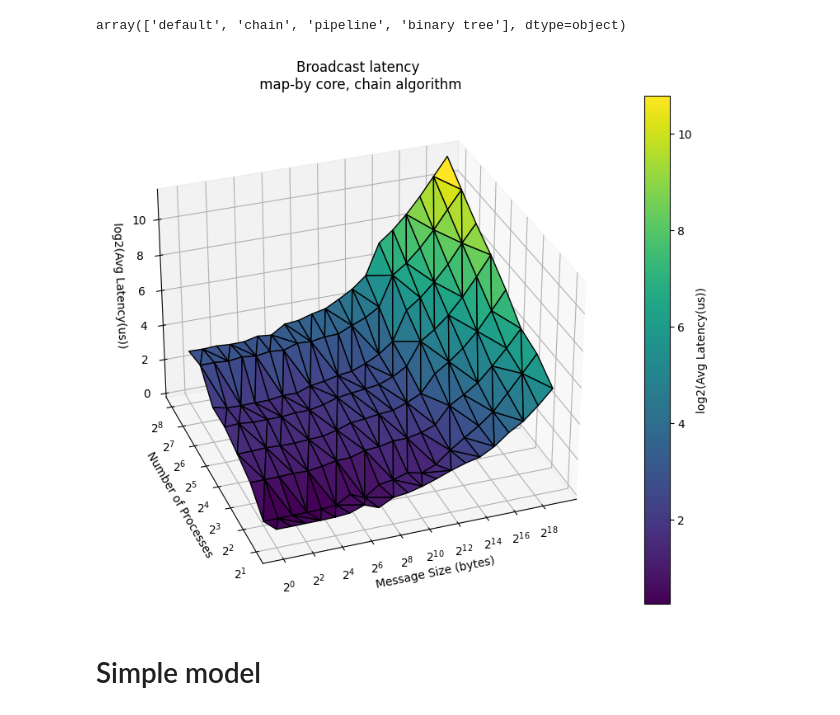
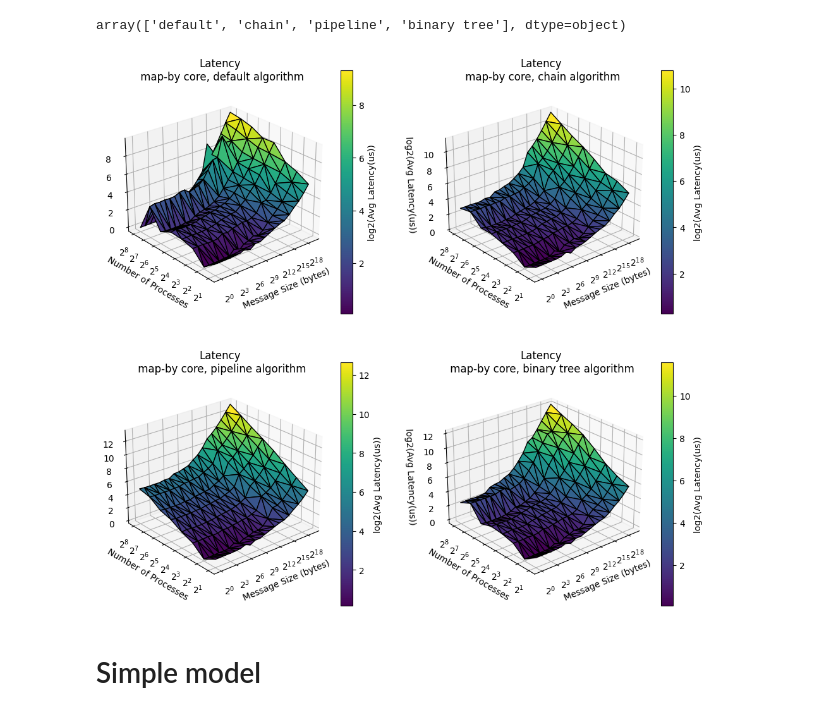
Before and after one commit to JunkyByte/final_hpc_and_cloud, a Jupyter notebook: HPC/exercise1/data_analysis.ipynb, the cells around one changed output. Cells and saved outputs as stored; diff of their text form; code cells hidden in the pictures.

```diff
--- a/HPC/exercise1/data_analysis.ipynb
+++ b/HPC/exercise1/data_analysis.ipynb
@@ -3,7 +3,7 @@ import pandas as pd
 import matplotlib.pyplot as plt
 import numpy as np
 # %%
-results = pd.read_csv('results_bcast_full.csv')
+results = pd.read_csv('./results/results_bcast_full.csv')
 print(results.columns, results.shape)
 results.head()
 # %% [output]
@@ -23,45 +23,57 @@ results['ALGO_NAME'].unique()
 # %% [output]
 array(['default', 'chain', 'pipeline', 'binary tree'], dtype=object)
 # %%
-ALGO = 'chain'
-algorithm_data = results[results['ALGO_NAME'] == ALGO]
+import numpy as np
+import matplotlib.pyplot as plt
+from mpl_toolkits.mplot3d import Axes3D
 
-# Extract relevant columns
-x = algorithm_data['Size']
-y = algorithm_data['NP_total']
-z = algorithm_data['Avg Latency(us)']
+# Create a single subplot with 2 columns
+fig = plt.figure(figsize=(12, 11))
 
-# Create a 3D plot
-fig = plt.figure(figsize=(10, 8))
-ax = fig.add_subplot(111, projection='3d')
+for i, ALGO in enumerate(results['ALGO_NAME'].unique(), start=1):
+    # Select data for the current algorithm
+    algorithm_data = results[results['ALGO_NAME'] == ALGO]
 
-# Plot the 3D mesh heatmap
-mesh = ax.plot_trisurf(np.log2(x), np.log2(y), np.log2(z), cmap='viridis', edgecolor='k')
+    # Extract relevant columns
+    x = algorithm_data['Size']
+    y = algorithm_data['NP_total']
+    z = algorithm_data['Avg Latency(us)']
 
-# Set labels
-ax.set_xlabel('Message Size (bytes)')
-ax.set_ylabel('Number of Processes')
-ax.set_zlabel('log2(Avg Latency(us))')
+    # Add subplot for the current algorithm
+    ax = fig.add_subplot(2, 2, i, projection='3d')
 
-ax.set_title(f'Broadcast latency\n map-by core, {ALGO} algorithm')
-fig.colorbar(mesh, ax=ax, label='log2(Avg Latency(us))')
-ax.view_init(elev=30, azim=-110)  # Adjust the elevation and azimuth angles as needed
+    # Plot the 3D mesh heatmap for the current algorithm
+    mesh = ax.plot_trisurf(np.log2(x), np.log2(y), np.log2(z), cmap='viridis', edgecolor='k')
 
-# Set y-axis tick labels
-yticks_values = [2, 4, 8, 16, 32, 64, 128, 256]
-yticks_labels = ['$2^{%s}$' % int(np.log2(val)) for val in yticks_values]
-ax.set_yticks(np.log2(yticks_values))
-ax.set_yticklabels(yticks_labels)
+    # Set labels
+    ax.set_xlabel('Message Size (bytes)')
+    ax.set_ylabel('Number of Processes')
+    ax.set_zlabel('log2(Avg Latency(us))')
 
-# Set x-axis tick labels
-xticks_labels = ['$2^{%s}$' % int(val) for val in np.log2(x.unique())]
-ax.set_xticks(np.log2(x.unique())[::2])
-ax.set_xticklabels(xticks_labels[::2])
+    ax.set_title(f'Latency\n map-by core, {ALGO} algorithm')
+
+    # Set y-axis tick labels
+    yticks_values = [2, 4, 8, 16, 32, 64, 128, 256]
+    yticks_labels = ['$2^{%s}$' % int(np.log2(val)) for val in yticks_values]
+    ax.set_yticks(np.log2(yticks_values))
+    ax.set_yticklabels(yticks_labels)
+
+    # Set x-axis tick labels
+    xticks_labels = ['$2^{%s}$' % int(val) for val in np.log2(x.unique())]
+    ax.set_xticks(np.log2(x.unique())[::3])
+    ax.set_xticklabels(xticks_labels[::3])
+
+    # Add colorbar
+    cbar = fig.colorbar(mesh, ax=ax, label='log2(Avg Latency(us))')
+    ax.view_init(elev=25, azim=-130)  # Adjust the elevation and azimuth angles as needed
+
+# Adjust subplot layout
+fig.tight_layout()
 
 # Show the plot
 plt.show()
 # %% [output]
-[figure, old version]
+[figure, new version]
 # %% [markdown]
 # Simple model
 # %%
```
Also changed, not shown: parts of 6 cells of this notebook, 23 other files.
